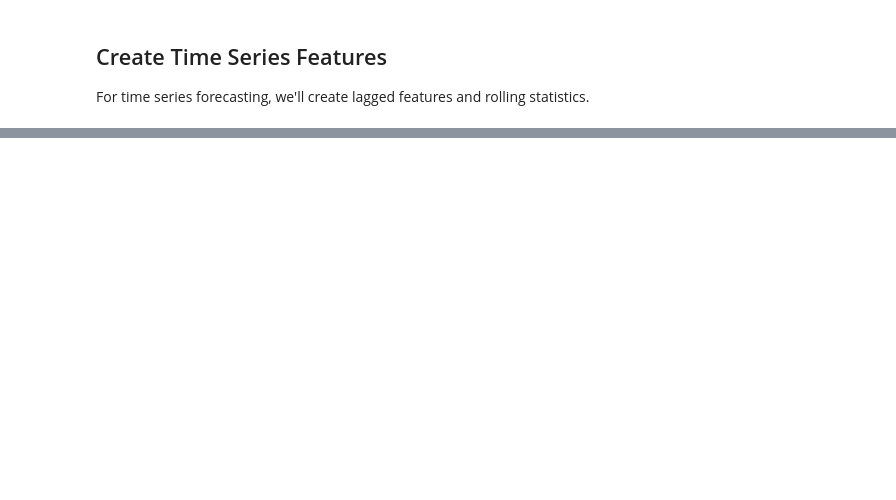
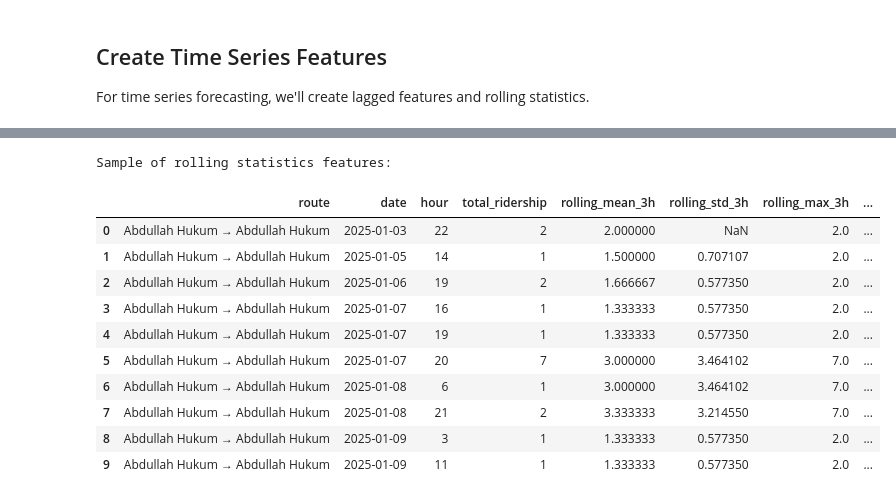
Before and after one commit to ymymei/komuter-ml-analysis, a Jupyter notebook: notebooks/02_data_preprocessing.ipynb, the cells around one changed output, grey strips where cells are left out. Drawn from its saved outputs; the diff is of its cells as text; code cells hidden in the pictures; blank space fills up the shorter version.

```diff
--- a/notebooks/02_data_preprocessing.ipynb
+++ b/notebooks/02_data_preprocessing.ipynb
@@ -246,0 +494,20 @@ For time series forecasting, we'll create lagged features and rolling statistics
+# %%
+# Create lagged features for each route
+# Group by route to ensure lags don't cross between different routes
+def create_lagged_features(group):
+    # Create lags for the ridership (1, 2, 3, 6, 12, 24 hours)
+    for lag in [1, 2, 3, 6, 12, 24]:
+        group[f'total_ridership_lag_{lag}h'] = group['total_ridership'].shift(lag)
+
+    # Create same day last week lag (168 hours = 7 days * 24 hours)
+    group['total_ridership_lag_1w'] = group['total_ridership'].shift(24*7)
+
+    return group
+
+# Apply the function to create lagged features
+route_hour_df = route_hour_df.groupby('route').apply(create_lagged_features).reset_index(drop=True)
+
+# Show the first few rows with the new lagged features
+lag_columns = [col for col in route_hour_df.columns if 'lag' in col]
+print("Lagged features created:")
+route_hour_df[['route', 'date', 'hour', 'total_ridership'] + lag_columns].head(10)
@@ -246,0 +527,35 @@ For time series forecasting, we'll create lagged features and rolling statistics
+# %%
+# Create rolling statistics features
+def create_rolling_features(group):
+    # Create rolling means for different windows
+    for window in [3, 6, 12, 24]:
+        group[f'rolling_mean_{window}h'] = group['total_ridership'].rolling(window=window, min_periods=1).mean()
+        group[f'rolling_std_{window}h'] = group['total_ridership'].rolling(window=window, min_periods=1).std()
+        group[f'rolling_max_{window}h'] = group['total_ridership'].rolling(window=window, min_periods=1).max()
+        group[f'rolling_min_{window}h'] = group['total_ridership'].rolling(window=window, min_periods=1).min()
+
+    # Create rolling statistics for day-of-week patterns (24*7 = 168 hours)
+    group['rolling_dow_mean'] = group['total_ridership'].rolling(window=24*7, min_periods=1).mean()
+
+    return group
+
+# Apply the function to create rolling statistics
+route_hour_df = route_hour_df.groupby('route').apply(create_rolling_features).reset_index(drop=True)
+
+# Show some of the rolling statistics columns
+rolling_columns = [col for col in route_hour_df.columns if 'rolling' in col][:5]  # Show just the first 5 for brevity
+print("Sample of rolling statistics features:")
+route_hour_df[['route', 'date', 'hour', 'total_ridership'] + rolling_columns].head(10)
+# %% [output]
+Sample of rolling statistics features:
+|  | route | date | hour | total_ridership | rolling_mean_3h | rolling_std_3h | rolling_max_3h | ... |
+| 0 | Abdullah Hukum → Abdullah Hukum | 2025-01-03 | 22 | 2 | 2.000000 | NaN | 2.0 | ... |
+| 1 | Abdullah Hukum → Abdullah Hukum | 2025-01-05 | 14 | 1 | 1.500000 | 0.707107 | 2.0 | ... |
+| 2 | Abdullah Hukum → Abdullah Hukum | 2025-01-06 | 19 | 2 | 1.666667 | 0.577350 | 2.0 | ... |
+| 3 | Abdullah Hukum → Abdullah Hukum | 2025-01-07 | 16 | 1 | 1.333333 | 0.577350 | 2.0 | ... |
+| 4 | Abdullah Hukum → Abdullah Hukum | 2025-01-07 | 19 | 1 | 1.333333 | 0.577350 | 2.0 | ... |
+| 5 | Abdullah Hukum → Abdullah Hukum | 2025-01-07 | 20 | 7 | 3.000000 | 3.464102 | 7.0 | ... |
+| 6 | Abdullah Hukum → Abdullah Hukum | 2025-01-08 | 6 | 1 | 3.000000 | 3.464102 | 7.0 | ... |
+| 7 | Abdullah Hukum → Abdullah Hukum | 2025-01-08 | 21 | 2 | 3.333333 | 3.214550 | 7.0 | ... |
+| 8 | Abdullah Hukum → Abdullah Hukum | 2025-01-09 | 3 | 1 | 1.333333 | 0.577350 | 2.0 | ... |
+| 9 | Abdullah Hukum → Abdullah Hukum | 2025-01-09 | 11 | 1 | 1.333333 | 0.577350 | 2.0 | ... |
```
Also changed, not shown: parts of 30 cells of this notebook, 2 other files.
